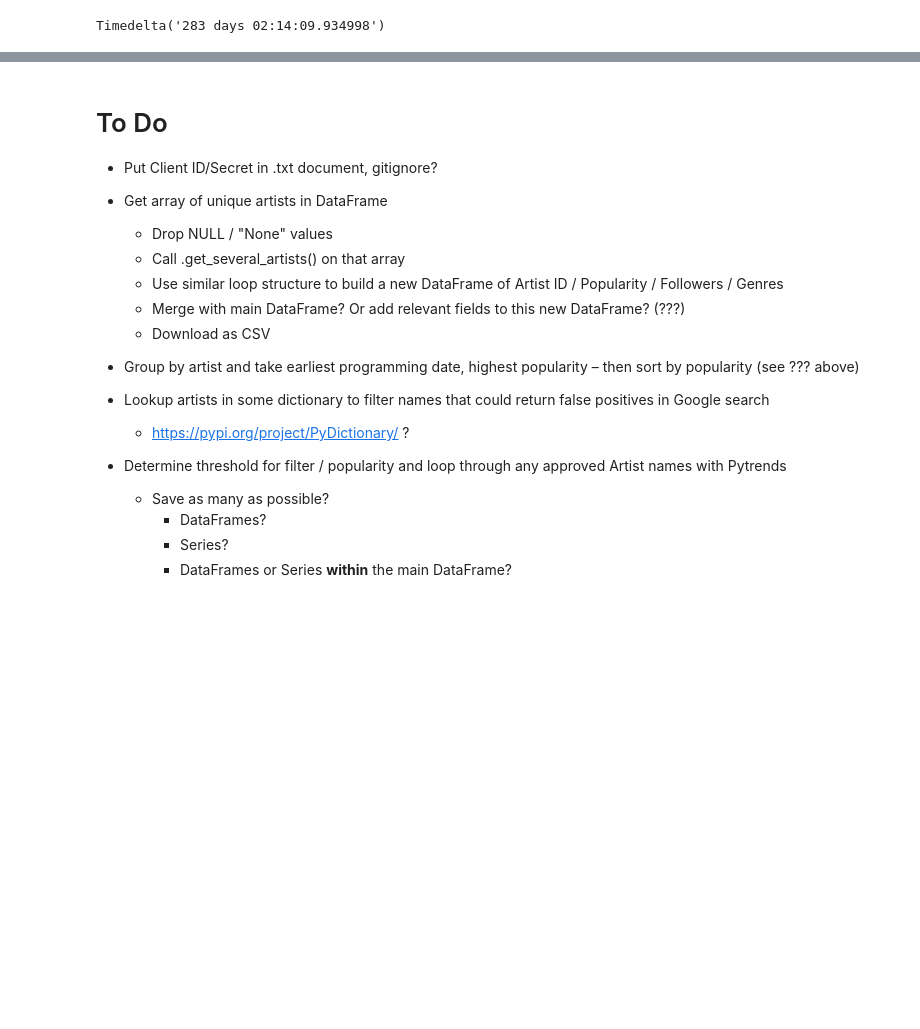
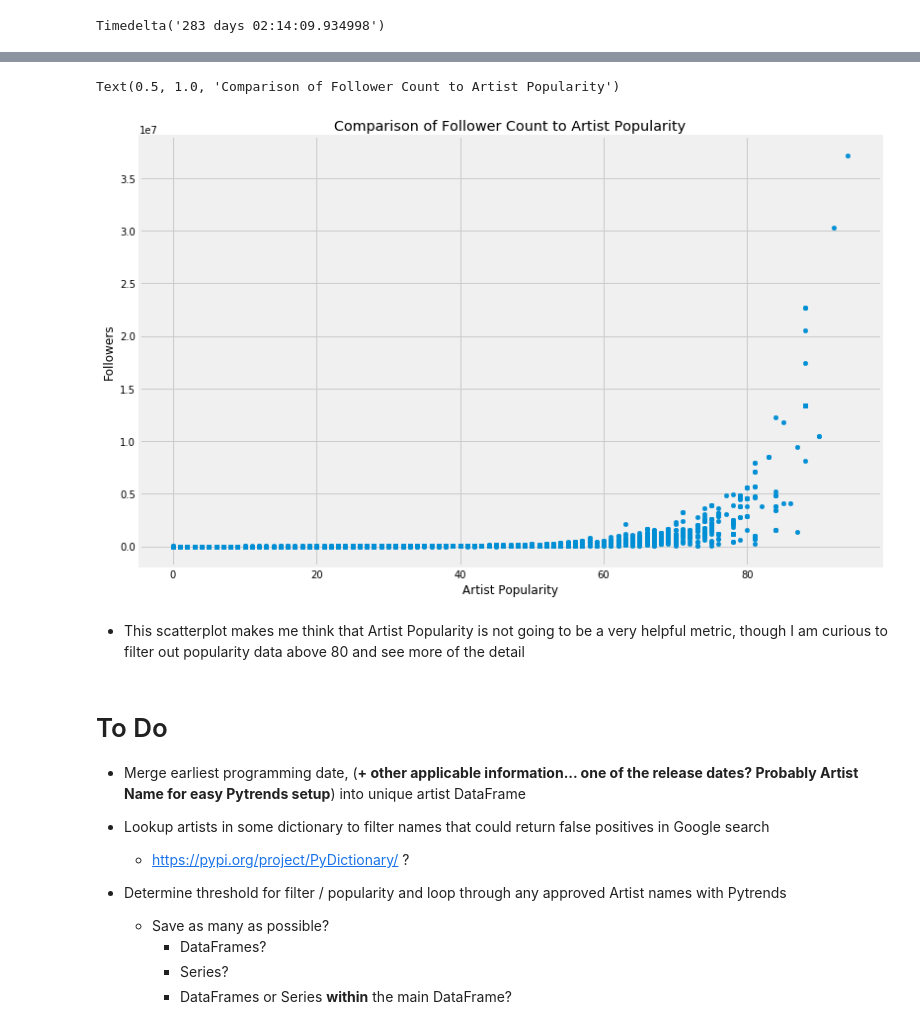
Before and after one commit to 2116kbps/artist-popularity-eda, a Jupyter notebook: Artist Popularity EDA.ipynb, the cells around one changed output, grey strips where cells are left out. Drawn from its saved outputs; the diff is of its cells as text; code cells hidden in the pictures; blank space fills up the shorter version.

```diff
--- a/Artist Popularity EDA.ipynb
+++ b/Artist Popularity EDA.ipynb
@@ -255,0 +232,3 @@ while artist_slice_start < len(unique_artist_ids):
+# %%
+mps_artists_inner_df = pd.merge(mps_df, artists_df, on='Artist ID', how='inner')
+mps_artists_inner_df.head()
@@ -256,16 +250,15 @@ while artist_slice_start < len(unique_artist_ids):
+# %%
+mps_artists_inner_df.plot.scatter(x='Artist Popularity',y='Followers',figsize=(12,8))
+plt.title("Comparison of Follower Count to Artist Popularity")
+# %% [output]
+Text(0.5, 1.0, 'Comparison of Follower Count to Artist Popularity')
+[figure, added]
+# %% [markdown]
+* This scatterplot makes me think that Artist Popularity is not going to be a very helpful metric, though I am curious to filter out popularity data above 80 and see more of the detail
 # %% [markdown]
 # To Do
 
-* Put Client ID/Secret in .txt document, gitignore?
-
-* Get array of unique artists in DataFrame
-    * Drop NULL / "None" values
-    * Call .get_several_artists() on that array
-    * Use similar loop structure to build a new DataFrame of Artist ID / Popularity / Followers / Genres
-    * Merge with main DataFrame? Or add relevant fields to this new DataFrame? (???)
-    * Download as CSV
-
-* Group by artist and take earliest programming date, highest popularity – then sort by popularity (see ??? above)
+* Merge earliest programming date, (**+ other applicable information... one of the release dates? Probably Artist Name for easy Pytrends setup**) into unique artist DataFrame
 
 * Lookup artists in some dictionary to filter names that could return false positives in Google search
     * https://pypi.org/project/PyDictionary/ ?
```
Also changed, not shown: parts of 15 cells of this notebook.
